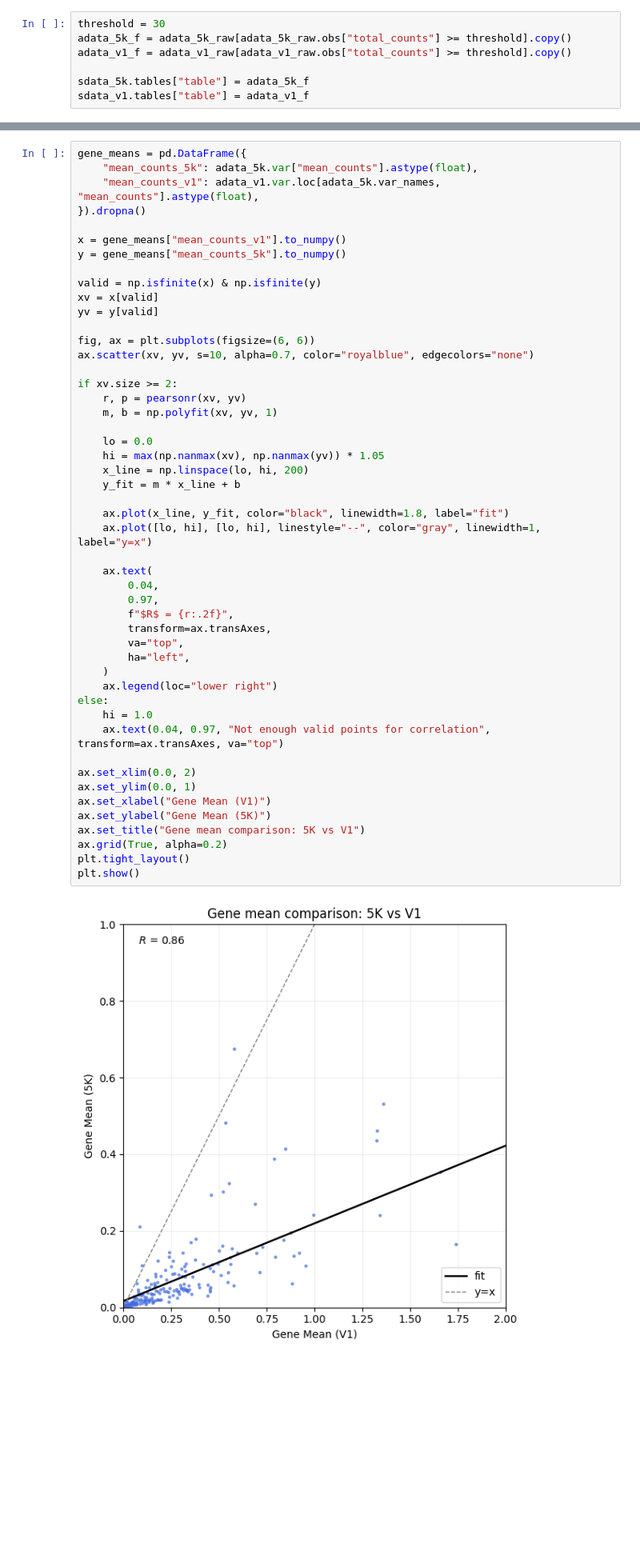
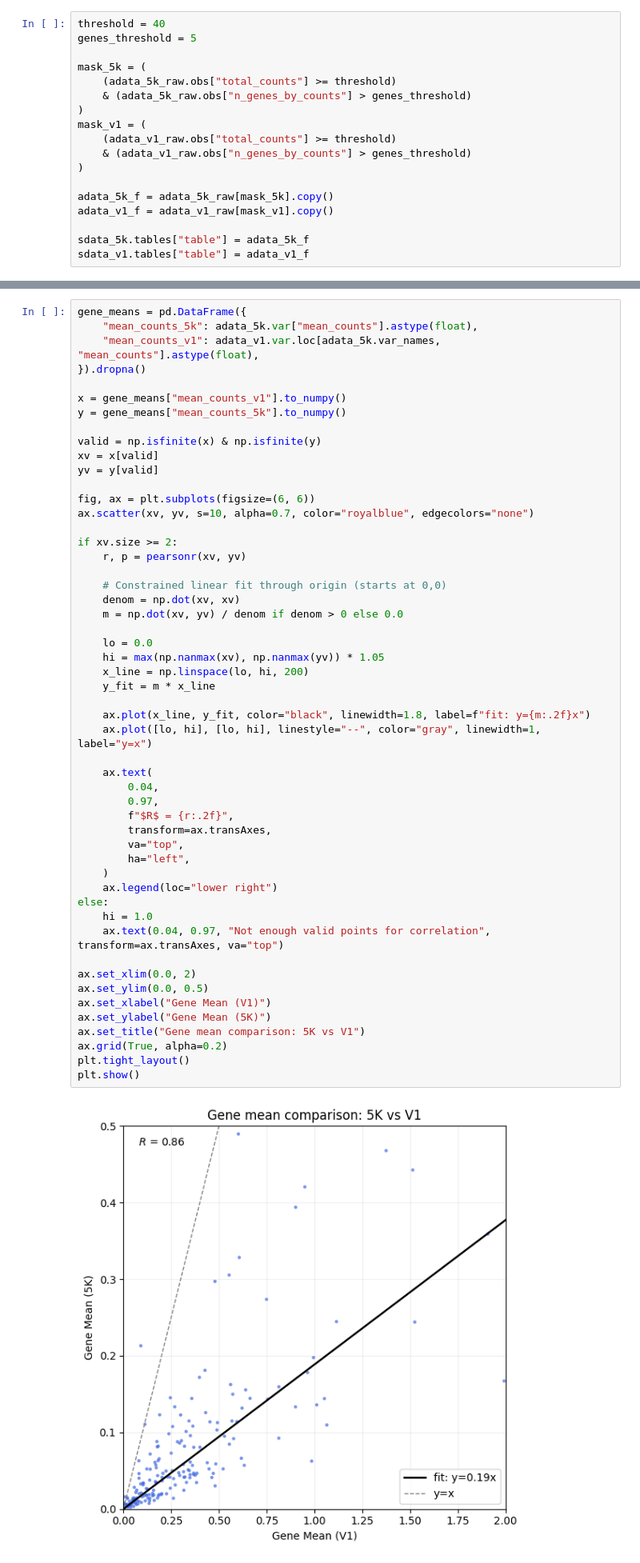
Before and after one commit to niekparidaens/BEP, a Jupyter notebook: Gene comparison spatialdata.ipynb, the cells around one changed output, grey strips where cells are left out. Shown at 80% size. Drawn from its saved outputs; the diff is of its cells as text; blank space fills up the shorter version.

```diff
--- a/Gene comparison spatialdata.ipynb
+++ b/Gene comparison spatialdata.ipynb
@@ -209,9 +151,20 @@ adata_5k.obs
     - What's nice is that these transcripts are automatically already not included in the table for the cells, so we don't have to change anything about total_counts etc.
     - The qv column in Xenium’s transcript table is a Phred-scaled “Q-Score” that represents confidence in each decoded transcript call. Conceptually, it’s a rescaling of an estimated error probability: higher qv means higher probability that the transcript identity/call is correct
 # %%
-threshold = 30
-adata_5k_f = adata_5k_raw[adata_5k_raw.obs["total_counts"] >= threshold].copy()
-adata_v1_f = adata_v1_raw[adata_v1_raw.obs["total_counts"] >= threshold].copy()
+threshold = 40
+genes_threshold = 5
+
+mask_5k = (
+    (adata_5k_raw.obs["total_counts"] >= threshold)
+    & (adata_5k_raw.obs["n_genes_by_counts"] > genes_threshold)
+)
+mask_v1 = (
+    (adata_v1_raw.obs["total_counts"] >= threshold)
+    & (adata_v1_raw.obs["n_genes_by_counts"] > genes_threshold)
+)
+
+adata_5k_f = adata_5k_raw[mask_5k].copy()
+adata_v1_f = adata_v1_raw[mask_v1].copy()
 
 sdata_5k.tables["table"] = adata_5k_f
 sdata_v1.tables["table"] = adata_v1_f
@@ -739,39 +800,42 @@ ax.scatter(xv, yv, s=10, alpha=0.7, color="royalblue", edgecolors="none")
 
 if xv.size >= 2:
     r, p = pearsonr(xv, yv)
-    m, b = np.polyfit(xv, yv, 1)
+
+    # Constrained linear fit through origin (starts at 0,0)
+    denom = np.dot(xv, xv)
+    m = np.dot(xv, yv) / denom if denom > 0 else 0.0
 
     lo = 0.0
     hi = max(np.nanmax(xv), np.nanmax(yv)) * 1.05
     x_line = np.linspace(lo, hi, 200)
-    y_fit = m * x_line + b
+    y_fit = m * x_line
 
-    ax.plot(x_line, y_fit, color="black", linewidth=1.8, label="fit")
+    ax.plot(x_line, y_fit, color="black", linewidth=1.8, label=f"fit: y={m:.2f}x")
     ax.plot([lo, hi], [lo, hi], linestyle="--", color="gray", linewidth=1, label="y=x")
 
     ax.text(
         0.04,
         0.97,
         f"$R$ = {r:.2f}",
         transform=ax.transAxes,
         va="top",
         ha="left",
     )
     ax.legend(loc="lower right")
 else:
     hi = 1.0
     ax.text(0.04, 0.97, "Not enough valid points for correlation", transform=ax.transAxes, va="top")
 
 ax.set_xlim(0.0, 2)
-ax.set_ylim(0.0, 1)
+ax.set_ylim(0.0, 0.5)
 ax.set_xlabel("Gene Mean (V1)")
 ax.set_ylabel("Gene Mean (5K)")
 ax.set_title("Gene mean comparison: 5K vs V1")
 ax.grid(True, alpha=0.2)
 plt.tight_layout()
 plt.show()
 # %% [output]
-[figure, old version]
+[figure, new version]
 # %% [markdown]
 ### Finding biggest mean differences
 Here we find the top 3 biggest mean differences and top 3 lowest mean differences between genes for the 5K and V1 panel
```
Also changed, not shown: parts of 49 cells of this notebook, 4 other files.
